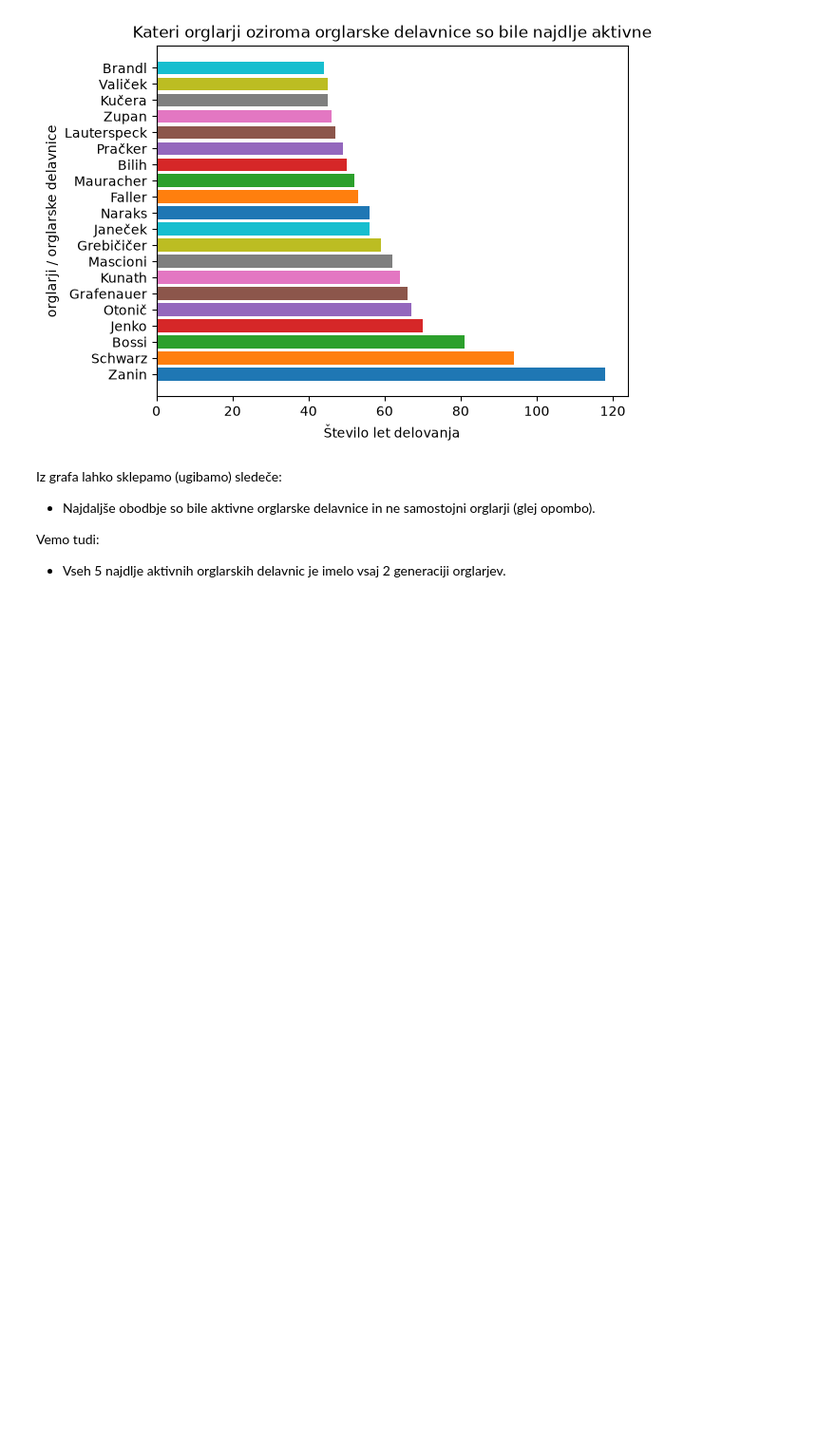
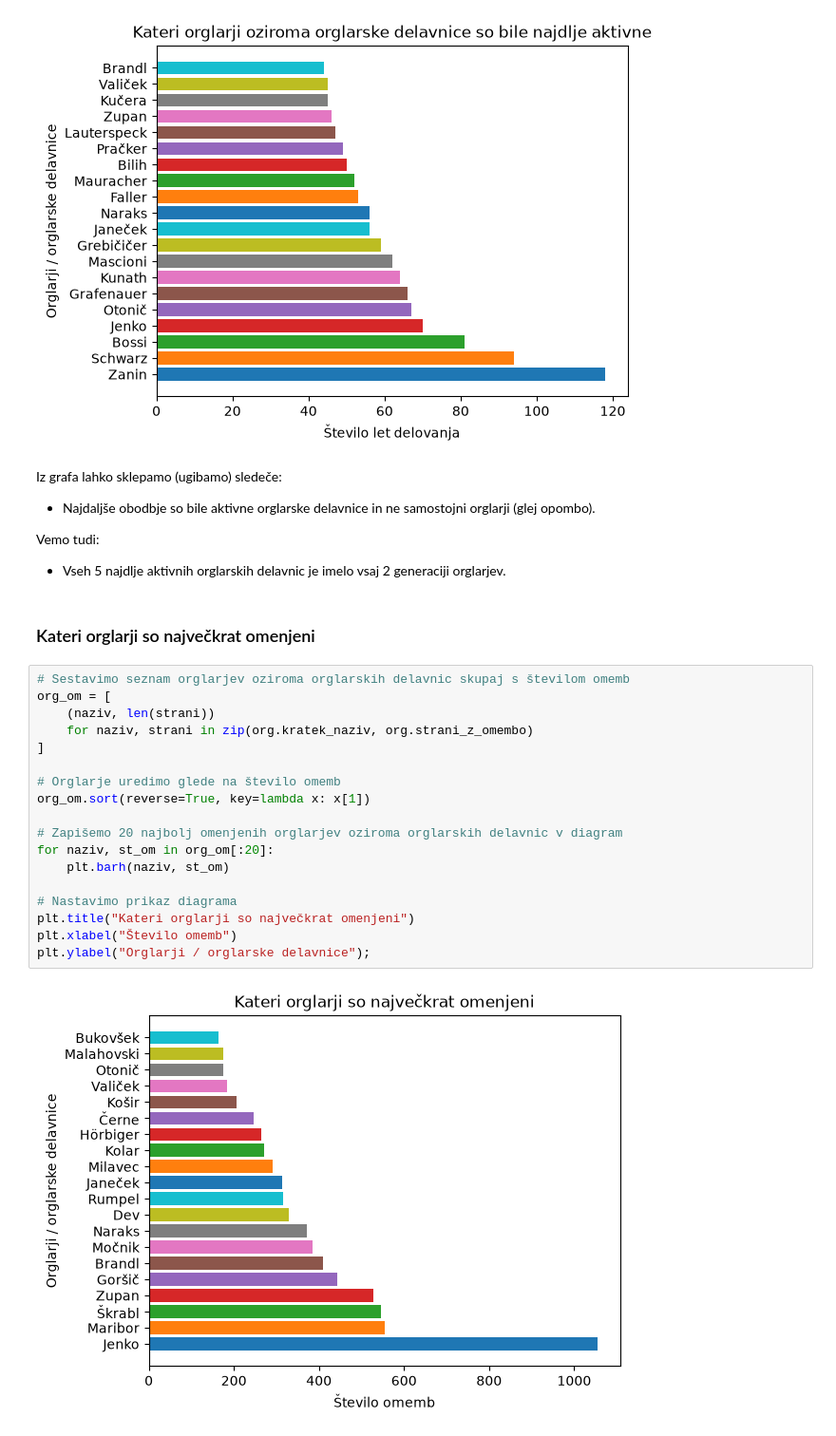
Before and after one commit to PetJer/UVP-projektna-naloga, a Jupyter notebook: analiza.ipynb, the cells around one changed output. Shown at 95% size. Saved outputs shown, nothing was run; the diff lists cells and outputs as text; blank space fills up the shorter version.

Commit message:
Uredil analizo in dodal dve analizi omemb

```diff
--- a/analiza.ipynb
+++ b/analiza.ipynb
@@ -144,3 +146,25 @@ Iz grafa lahko sklepamo (ugibamo) sledeče:
 
 Vemo tudi:
 - Vseh 5 najdlje aktivnih orglarskih delavnic je imelo vsaj 2 generaciji orglarjev.
+# %% [markdown]
+### Kateri orglarji so največkrat omenjeni
+# %%
+# Sestavimo seznam orglarjev oziroma orglarskih delavnic skupaj s številom omemb
+org_om = [
+    (naziv, len(strani))
+    for naziv, strani in zip(org.kratek_naziv, org.strani_z_omembo)
+]
+
+# Orglarje uredimo glede na število omemb
+org_om.sort(reverse=True, key=lambda x: x[1])
+
+# Zapišemo 20 najbolj omenjenih orglarjev oziroma orglarskih delavnic v diagram
+for naziv, st_om in org_om[:20]:
+    plt.barh(naziv, st_om)
+
+# Nastavimo prikaz diagrama
+plt.title("Kateri orglarji so največkrat omenjeni")
+plt.xlabel("Število omemb")
+plt.ylabel("Orglarji / orglarske delavnice");
+# %% [output]
+[figure, added]
```
Also changed, not shown: parts of 8 cells of this notebook, 1 other file.
